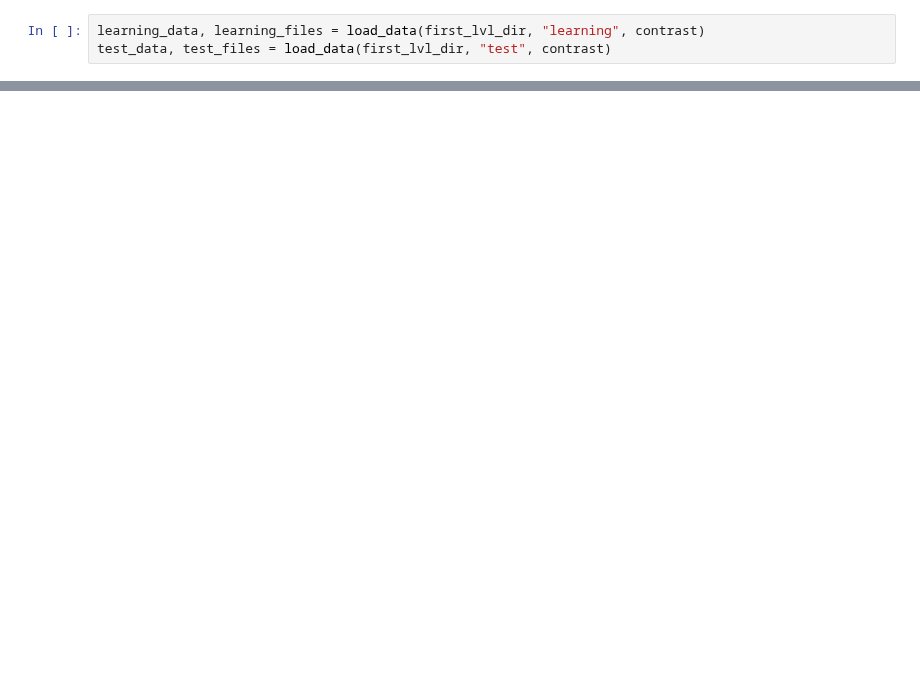
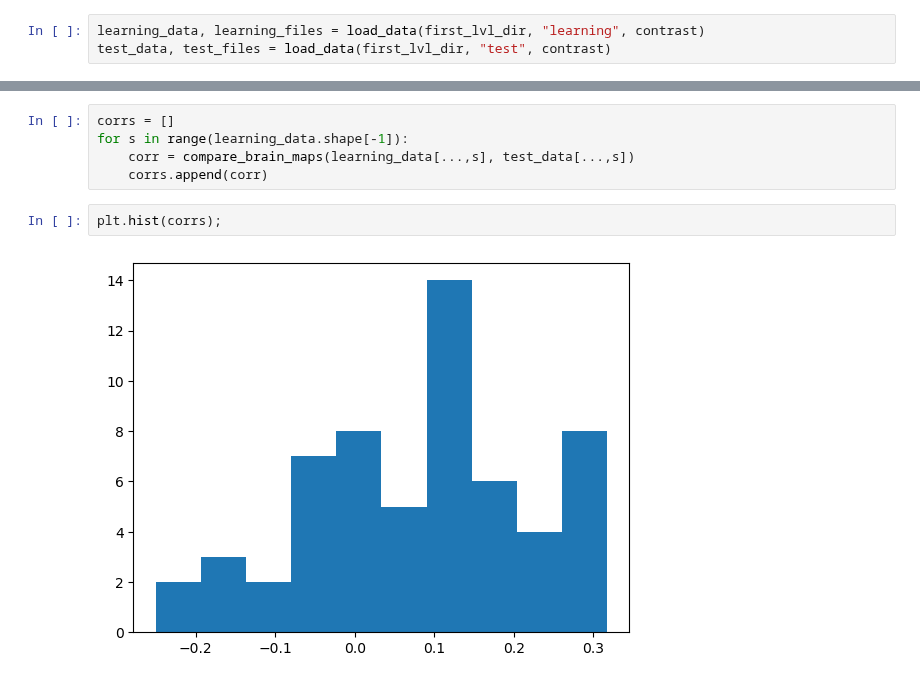
Before and after one commit to hugofluhr/learning-habits-analysis, a Jupyter notebook: notebooks/inspect_first_level.ipynb, the cells around one changed output, grey strips where cells are left out. Drawn from its saved outputs; the diff is of its cells as text; blank space fills up the shorter version.

```diff
--- a/notebooks/inspect_first_level.ipynb
+++ b/notebooks/inspect_first_level.ipynb
@@ -84,0 +60,9 @@ test_data.shape
+# %%
+corrs = []
+for s in range(learning_data.shape[-1]):
+    corr = compare_brain_maps(learning_data[...,s], test_data[...,s])
+    corrs.append(corr)
+# %%
+plt.hist(corrs);
+# %% [output]
+[figure, added]
```
Also changed, not shown: parts of 33 cells of this notebook.
